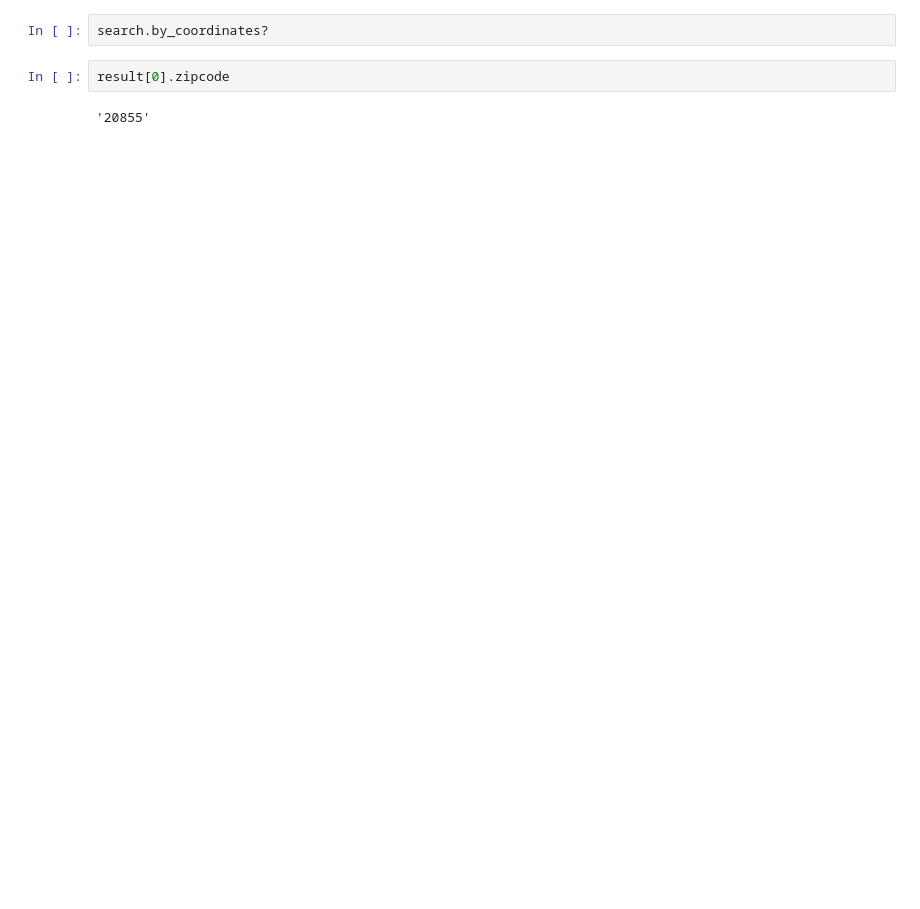
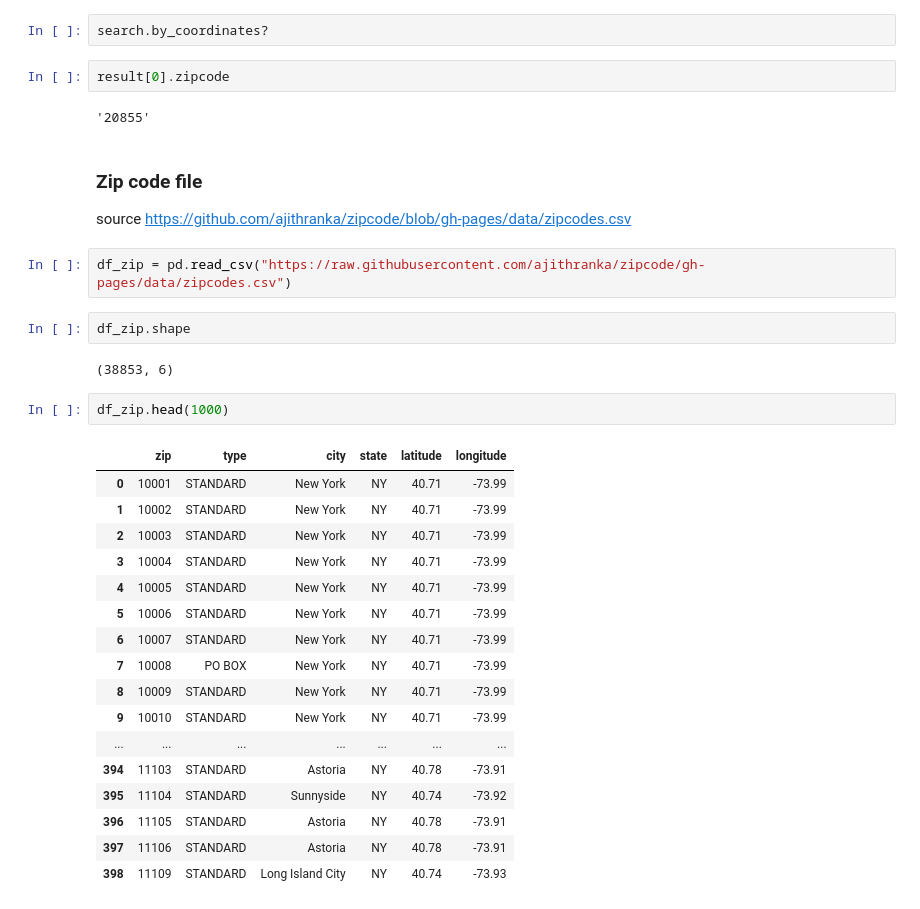
Before and after one commit to labs12-should-i-live-here/DS, a Jupyter notebook: Checking_data_files_earthquake.ipynb, the cells around one changed output. Drawn from its saved outputs; the diff is of its cells as text; blank space fills up the shorter version.

```diff
--- a/Checking_data_files_earthquake.ipynb
+++ b/Checking_data_files_earthquake.ipynb
@@ -216,3 +228,32 @@ search.by_coordinates?
 result[0].zipcode
 # %% [output]
 '20855'
+# %% [markdown]
+### Zip code file
+source https://github.com/ajithranka/zipcode/blob/gh-pages/data/zipcodes.csv
+# %%
+df_zip = pd.read_csv("https://raw.githubusercontent.com/ajithranka/zipcode/gh-pages/data/zipcodes.csv")
+# %%
+df_zip.shape
+# %% [output]
+(38853, 6)
+# %%
+df_zip.head(1000)
+# %% [output]
+|  | zip | type | city | state | latitude | longitude |
+| 0 | 10001 | STANDARD | New York | NY | 40.71 | -73.99 |
+| 1 | 10002 | STANDARD | New York | NY | 40.71 | -73.99 |
+| 2 | 10003 | STANDARD | New York | NY | 40.71 | -73.99 |
+| 3 | 10004 | STANDARD | New York | NY | 40.71 | -73.99 |
+| 4 | 10005 | STANDARD | New York | NY | 40.71 | -73.99 |
+| 5 | 10006 | STANDARD | New York | NY | 40.71 | -73.99 |
+| 6 | 10007 | STANDARD | New York | NY | 40.71 | -73.99 |
+| 7 | 10008 | PO BOX | New York | NY | 40.71 | -73.99 |
+| 8 | 10009 | STANDARD | New York | NY | 40.71 | -73.99 |
+| 9 | 10010 | STANDARD | New York | NY | 40.71 | -73.99 |
+| ... | ... | ... | ... | ... | ... | ... |
+| 394 | 11103 | STANDARD | Astoria | NY | 40.78 | -73.91 |
+| 395 | 11104 | STANDARD | Sunnyside | NY | 40.74 | -73.92 |
+| 396 | 11105 | STANDARD | Astoria | NY | 40.78 | -73.91 |
+| 397 | 11106 | STANDARD | Astoria | NY | 40.78 | -73.91 |
+| 398 | 11109 | STANDARD | Long Island City | NY | 40.74 | -73.93 |
```
Also changed, not shown: parts of 42 cells of this notebook.
